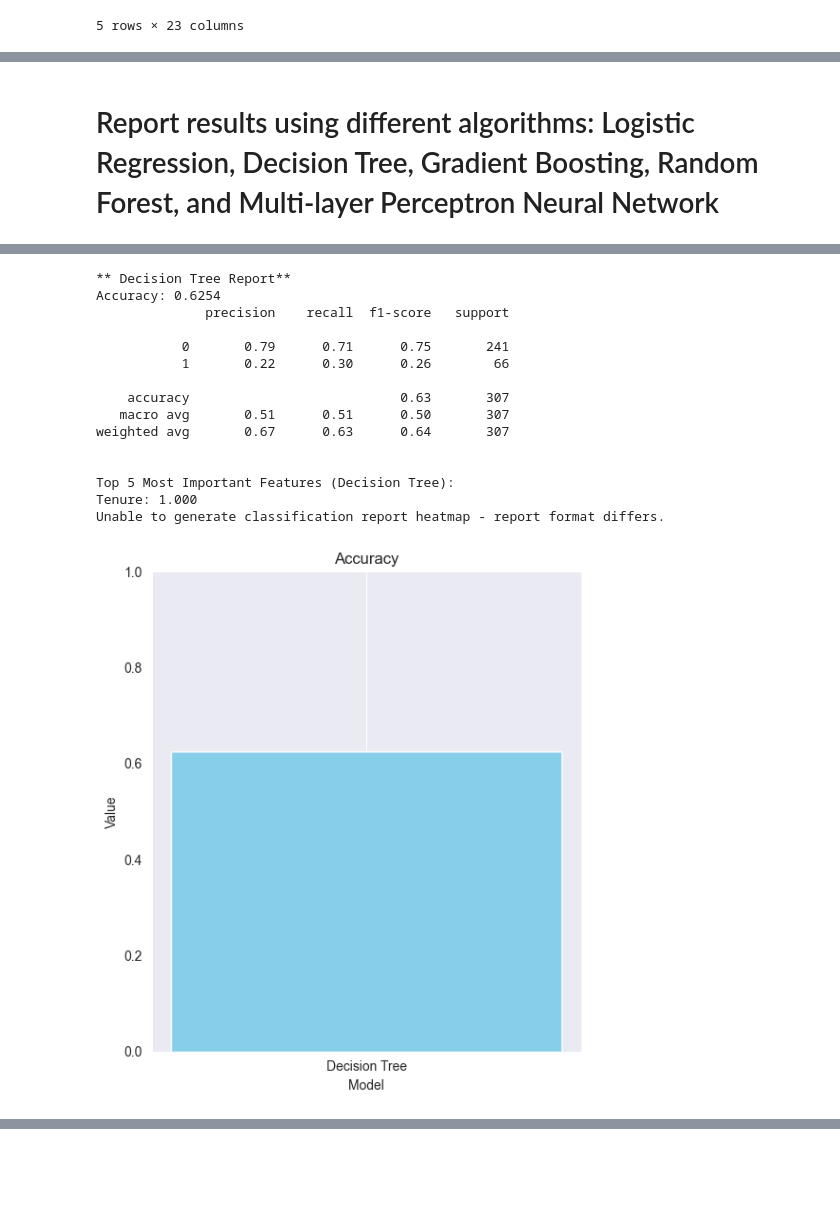
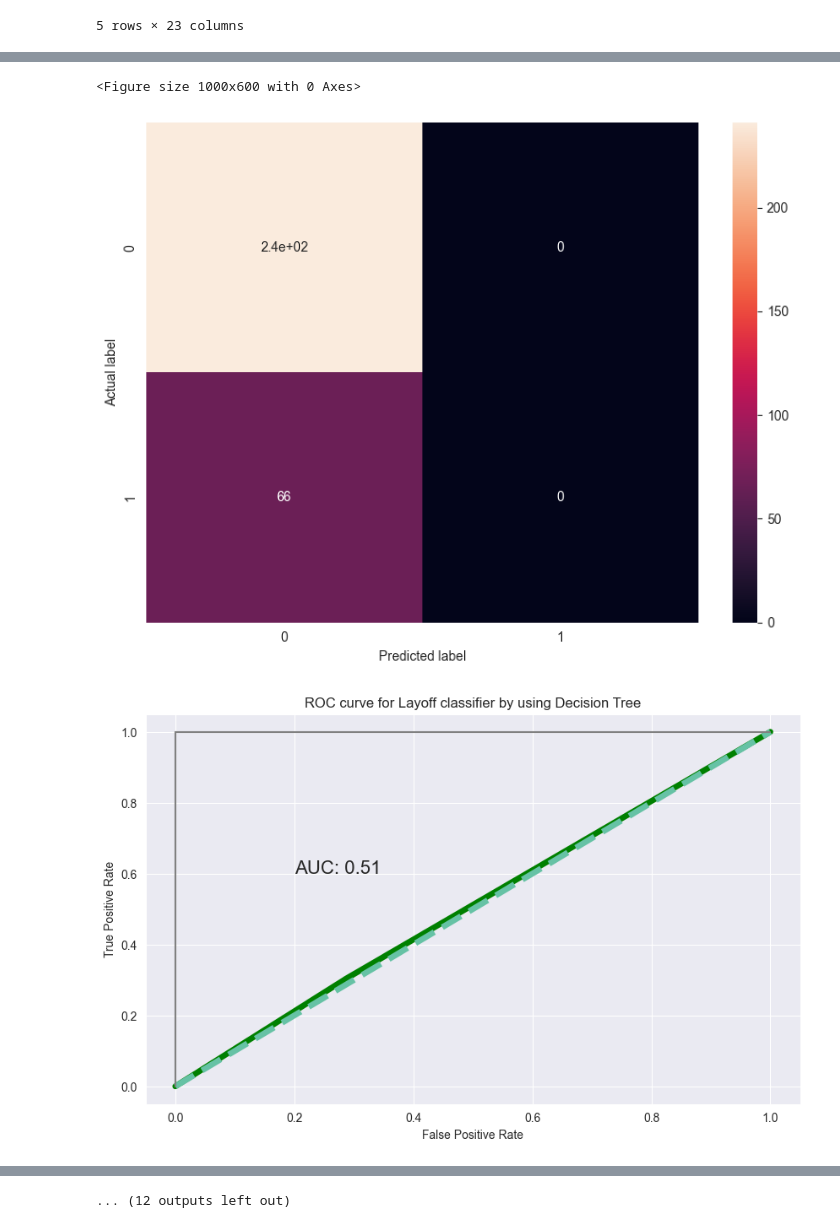
Before and after one commit to sthasangam/ML-Project, a Jupyter notebook: layoffprojectwithPCA.ipynb, the cells around one changed output, grey strips where cells are left out. Cells and saved outputs as stored; diff of their text form; code cells hidden in the pictures; blank space fills up the shorter version.

```diff
--- a/layoffprojectwithPCA.ipynb
+++ b/layoffprojectwithPCA.ipynb
@@ -217,8 +223,6 @@ from sklearn.decomposition import PCA
 # Apply PCA
 pca = PCA(n_components=0.95)  # Retain 95% of the variance
 X_pca = pca.fit_transform(X)
-# %% [markdown]
-# Report results using different algorithms: Logistic Regression, Decision Tree, Gradient Boosting, Random Forest, and Multi-layer Perceptron Neural Network
 # %%
 import matplotlib.pyplot as plt
 from sklearn.model_selection import train_test_split
@@ -227,7 +231,7 @@ from sklearn.neural_network import MLPClassifier
 from sklearn.svm import SVC
 from sklearn.tree import DecisionTreeClassifier
 from sklearn.ensemble import GradientBoostingClassifier, RandomForestClassifier
-from sklearn.metrics import accuracy_score, classification_report
+from sklearn.metrics import accuracy_score, classification_report, roc_auc_score,roc_curve, confusion_matrix
 from sklearn.feature_selection import SelectFromModel
 from sklearn.base import clone
 
@@ -253,6 +257,20 @@ def generate_report(model_name, classifier):
   # Accuracy
   accuracy = accuracy_score(y_test, y_pred)
 
+    #roc curve
+  false_positive_rate, true_positive_rate, threshold = roc_curve(y_test,y_pred)
+  plt.figure(figsize=(10,6))
+  plt.title(f"ROC curve for Layoff classifier by using {model_name}"  )
+  plt.plot(false_positive_rate, true_positive_rate, linewidth=5, color='green')
+  plt.plot([0,1],ls='--',linewidth=5)
+  plt.plot([0,0],[1,0],c='.5')
+  plt.plot([1,1],c='.5')
+  plt.text(0.2,0.6,'AUC: {:.2f}'.format(roc_auc_score(y_test,y_pred)),size= 16)
+  plt.xlabel('False Positive Rate')
+  plt.ylabel('True Positive Rate')
+  plt.show()
+
+
   # Classification report
   report = classification_report(y_test, y_pred)
 
@@ -275,32 +293,22 @@ def generate_report(model_name, classifier):
   plt.figure(figsize=(10, 6))
 
   # Accuracy bar chart
-  plt.subplot(1, 2, 1)
-  plt.bar(model_name, accuracy, color='skyblue')
-  plt.title("Accuracy")
-  plt.xlabel("Model")
-  plt.ylabel("Value")
-  plt.ylim(0, 1)  # Set y-axis limits for accuracy
-  plt.grid(axis='y')
+ # plt.subplot(1, 2, 1)
+  #plt.bar(model_name, accuracy, color='skyblue')
+  #plt.title("Accuracy")
+  #plt.xlabel("Model")
+  #plt.ylabel("Value")
+  #plt.ylim(0, 1)  # Set y-axis limits for accuracy
+  #plt.grid(axis='y')
 
   # Classification report heatmap (if applicable)
   if len(report.split('\n')) > 6:  # Check if report has a table (more than 6 lines)
       try:
-          class_report_data = [[float(x) if x != 'avg' else 0.0 for x in row.split()[1:]] for row in report.split('\n')[2:]]
-          class_labels = [row.split()[0] for row in report.split('\n')[2:]]
-          plt.subplot(1, 2, 2)
-          fig, ax = plt.subplots()
-          ax.matshow(class_report_data, cmap='Blues', alpha=0.7)
-          for (i, j), z in np.ndenumerate(class_report_data):
-              ax.text(j, i, "{:0.2f}".format(z), ha='center', va='center', fontsize=8, bbox=dict(boxstyle='round', facecolor='white', edgecolor='0.3'))
-          ax.set_xticks(np.arange(len(class_labels)))
-          ax.set_yticks(np.arange(len(class_labels)))
-          ax.set_xticklabels(class_labels, rotation=45, ha='right')
-          ax.set_yticklabels(class_labels)
-          plt.title("Classification Report")
-          plt.xlabel("Predicted Class")
-          plt.ylabel("True Class")
-          plt.grid(False)
+        plt.figure(figsize=(8,6))
+        print(confusion_matrix(y_test,y_pred))
+        sns.heatmap(confusion_matrix(y_test,y_pred),annot=True)
+        plt.ylabel('Actual label');
+        plt.xlabel('Predicted label');
       except IndexError:
           print("Unable to generate classification report heatmap - report format differs.")
   else:
@@ -339,16 +348,3 @@ Unable to generate classification report heatmap - report format differs.
-** Decision Tree Report**
-Accuracy: 0.6254
-              precision    recall  f1-score   support
-
-           0       0.79      0.71      0.75       241
-           1       0.22      0.30      0.26        66
-
-    accuracy                           0.63       307
-   macro avg       0.51      0.51      0.50       307
-weighted avg       0.67      0.63      0.64       307
-
-
-Top 5 Most Important Features (Decision Tree):
-Tenure: 1.000
-Unable to generate classification report heatmap - report format differs.
+<Figure size 1000x600 with 0 Axes>
-[figure, old version]
+[figure, new version]
+[figure, new version]
@@ -414,0 +388 @@ Unable to generate classification report heatmap - report format differs.
+... (12 outputs left out)
```
Also changed, not shown: parts of 2 cells of this notebook, 2 other files.
